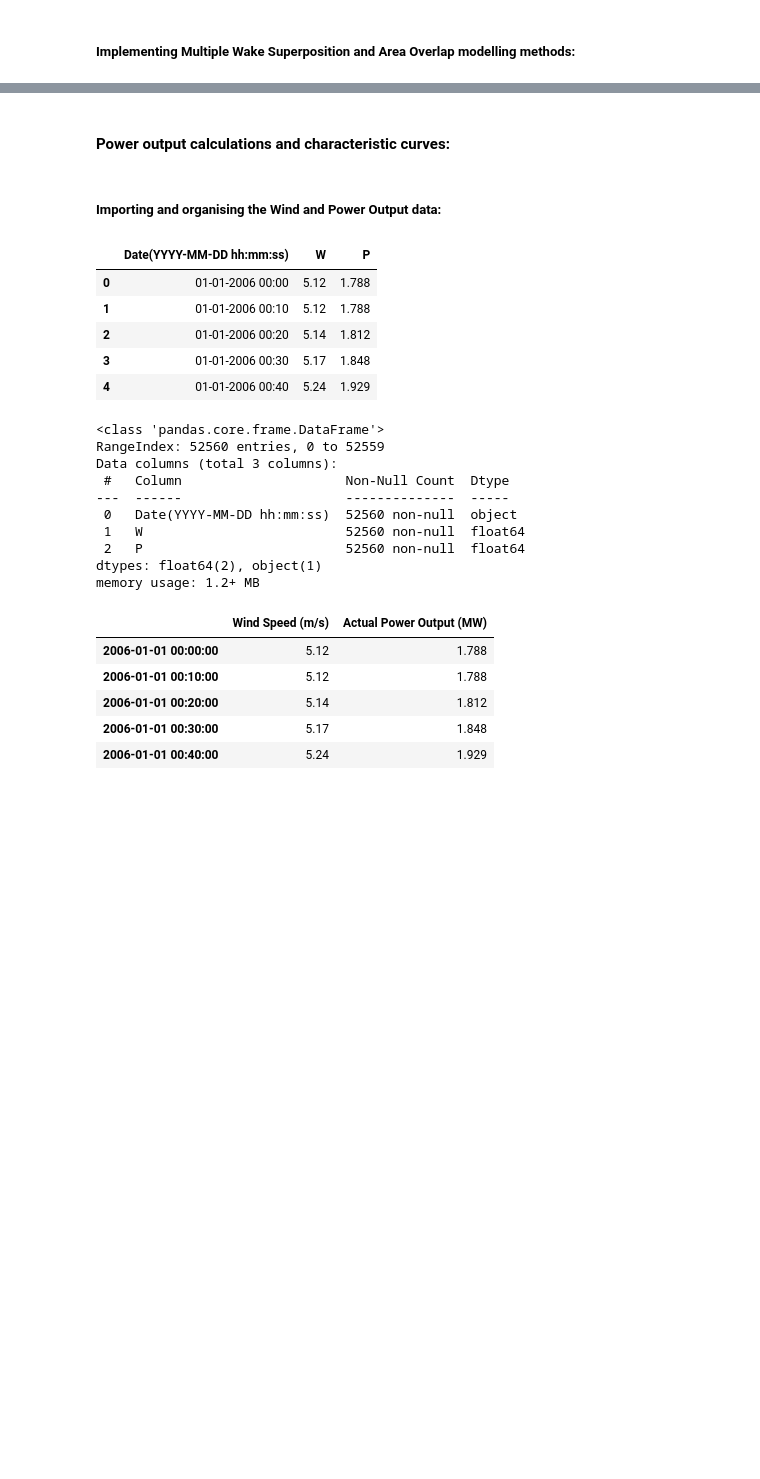
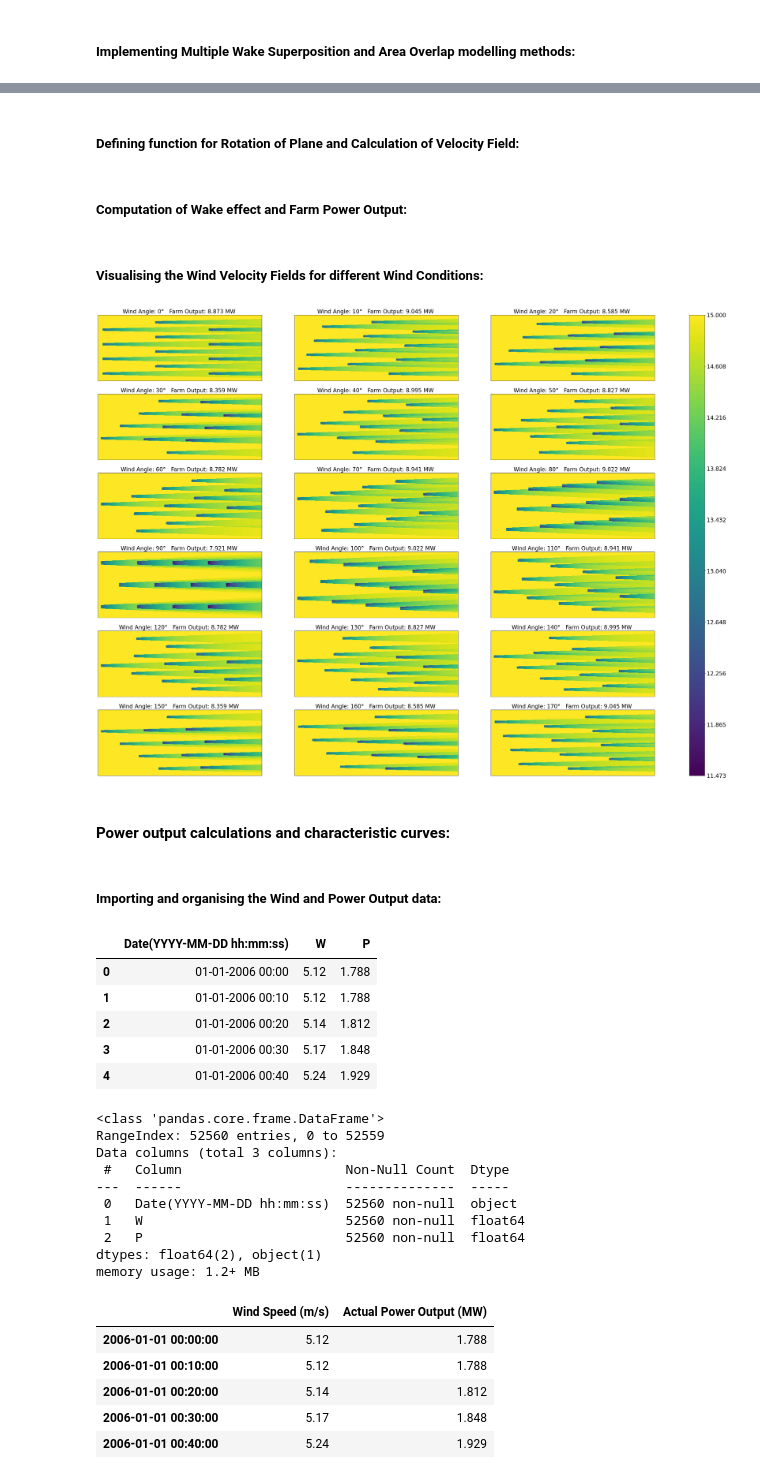
Before and after one commit to Akuson/projects, a Jupyter notebook: Study of Wind Farms and Wind Turbine/model.ipynb, the cells around one changed output, grey strips where cells are left out. Cells and saved outputs as stored; diff of their text form; code cells hidden in the pictures; blank space fills up the shorter version.

Commit message:
Added functionality to Wake Effect Simulator.

```diff
--- a/Study of Wind Farms and Wind Turbine/model.ipynb
+++ b/Study of Wind Farms and Wind Turbine/model.ipynb
@@ -285,0 +233,2 @@ plot_wind_speed_contour(planar_wv_dist)
+# %% [markdown]
+##### Defining function for Rotation of Plane and Calculation of Velocity Field:
@@ -285,0 +275,2 @@ plot_wind_speed_contour(planar_wv_dist)
+# %% [markdown]
+##### Computation of Wake effect and Farm Power Output:
@@ -286,3 +310,70 @@ plot_wind_speed_contour(planar_wv_dist)
+# %% [markdown]
+##### Visualising the Wind Velocity Fields for different Wind Conditions:
+# %%
+def plot_contous(velocity_fields,rotations,power_outs):
+    """
+    Plot contour plots for each 2D matrix in a given list of velocity_fields.
+    The whole figure will have a single colorbar for all plots with uniform color coding based on the minimum and maximum values across all velocity_fields.
+
+    Parameters:
+    velocity_fields (list of 2D arrays): A list of 2D velocity_fields (numpy arrays) to be plotted.
+
+    rotations : A list of angles by which the plane is rotated.
+
+    Returns:
+    None
+    """
+
+    # Calculate the minimum and maximum values across all velocity_fields
+    min_val = min(np.min(matrix) for matrix in velocity_fields)
+    max_val = max(np.max(matrix) for matrix in velocity_fields)
+
+    num_velocity_fields = len(velocity_fields)
+    num_rows = (num_velocity_fields + 2) // 3  # Number of rows in the figure
+    num_cols = min(3 , num_velocity_fields)  # Number of columns in the figure
+
+    fig, axes = plt.subplots(num_rows, num_cols, figsize=(15*num_cols, 5*num_rows))
+
+    contour_plots = []  # List to store contour plots for all velocity_fields
+
+    for i, matrix in enumerate(velocity_fields):
+        if num_velocity_fields > 1:
+            ax = axes[i // num_cols, i % num_cols]
+        else:
+            ax = axes  # For a single matrix, use the same axis
+
+        # Create a contour plot for the current matrix with uniform color coding
+        contour = ax.contourf(matrix, levels=np.linspace(min_val, max_val, 200))
+
+        # Set plot title and labels
+        ax.set_title(f"Wind Angle: {rotations[i]}°   Farm Output: {'{:.3f}'.format(power_outs[i])} MW ",fontsize=20)
+        # ax.set_xlabel("X-axis")
+        # ax.set_ylabel("Y-axis")
+
+        # Remove x and y ticks
+        ax.set_xticks([])
+        ax.set_yticks([])
+
+        contour_plots.append(contour)
+
+    # Get the maximum number of contour levels among all plots for the colorbar
+    # num_levels = max(len(c.levels) for c in contour_plots)
+
+    # Create a single horizontal colorbar for all contour plots with the same number of levels
+    cbar = fig.colorbar(contour_plots[0], ax=axes, ticks=np.linspace(min_val, max_val, 10), orientation='vertical',aspect=30)
+
+    # Set the fontsize of the color bar labels
+    cbar.ax.tick_params(labelsize=20)
+
+    # Add a title for the entire figure
+    # plt.suptitle("Directed Wind Velocity Distributions", fontsize=16)
+
+    plt.show()
+
+# Display the results:
+plot_contous(velocity_fields,wind_angle,generated_power)
+# %% [output]
+[figure, added]
 # %% [markdown]
 #### Power output calculations and characteristic curves:
 # %% [markdown]
```
Also changed, not shown: parts of 27 cells of this notebook.
